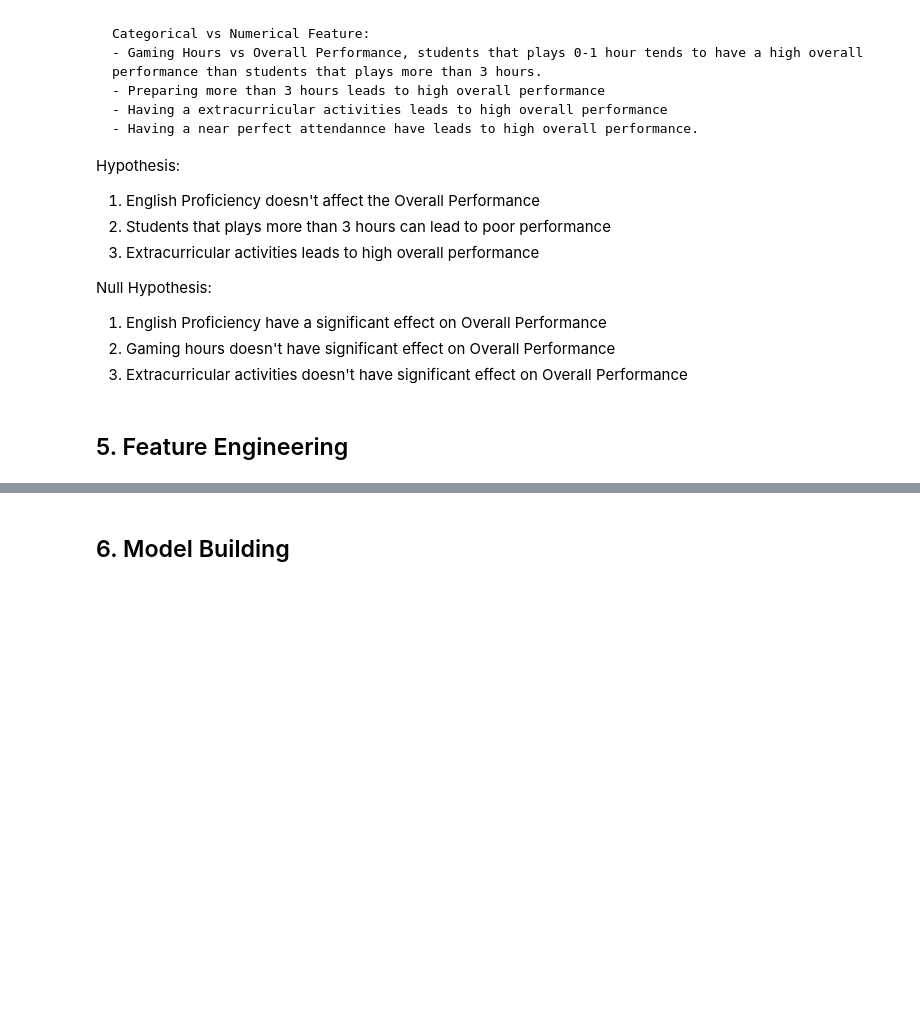
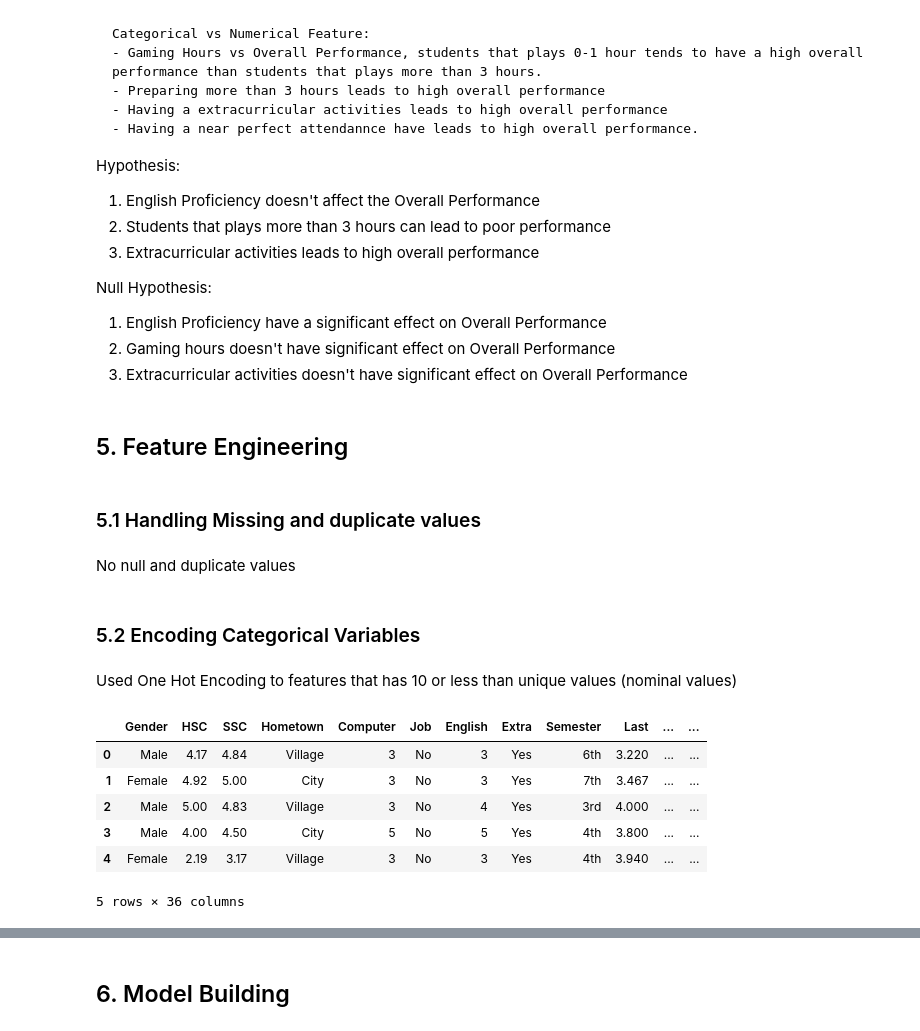
Before and after one commit to I-jidd/Data-Analysis-Machine-Learning, a Jupyter notebook: Student Performance Metrics Dataset/Student-Performance-Metrics-Dataset.ipynb, the cells around one changed output, grey strips where cells are left out. Saved outputs shown, nothing was run; the diff lists cells and outputs as text; code cells hidden in the pictures; blank space fills up the shorter version.

```diff
--- a/Student Performance Metrics Dataset/Student-Performance-Metrics-Dataset.ipynb
+++ b/Student Performance Metrics Dataset/Student-Performance-Metrics-Dataset.ipynb
@@ -283,3 +303,22 @@ Null Hypothesis:
 3. Extracurricular activities doesn't have significant effect on Overall Performance
 # %% [markdown]
 ## 5. Feature Engineering
+# %% [markdown]
+### 5.1 Handling Missing and duplicate values
+# %% [markdown]
+No null and duplicate values
+# %% [markdown]
+### 5.2 Encoding Categorical Variables
+# %% [markdown]
+Used One Hot Encoding to features that has 10 or less than unique values (nominal values)
+# %%
+df_encoded = pd.get_dummies(df, columns=['Department', 'Income', 'Attendance', 'Gaming', 'Preparation'],drop_first=True,dtype=int)
+df_encoded.head()
+# %% [output]
+|  | Gender | HSC | SSC | Hometown | Computer | Job | English | Extra | Semester | Last | ... | ... |
+| 0 | Male | 4.17 | 4.84 | Village | 3 | No | 3 | Yes | 6th | 3.220 | ... | ... |
+| 1 | Female | 4.92 | 5.00 | City | 3 | No | 3 | Yes | 7th | 3.467 | ... | ... |
+| 2 | Male | 5.00 | 4.83 | Village | 3 | No | 4 | Yes | 3rd | 4.000 | ... | ... |
+| 3 | Male | 4.00 | 4.50 | City | 5 | No | 5 | Yes | 4th | 3.800 | ... | ... |
+| 4 | Female | 2.19 | 3.17 | Village | 3 | No | 3 | Yes | 4th | 3.940 | ... | ... |
+5 rows × 36 columns
```
Also changed, not shown: parts of 14 cells of this notebook.
